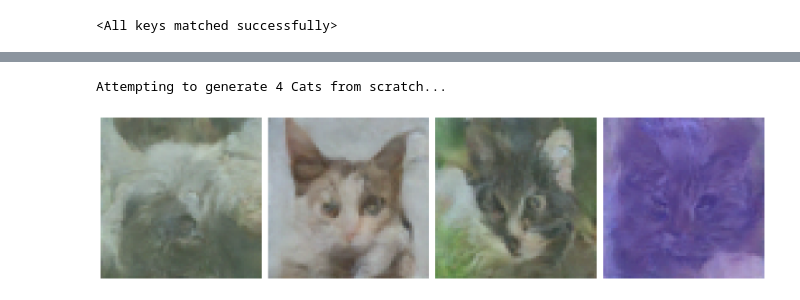
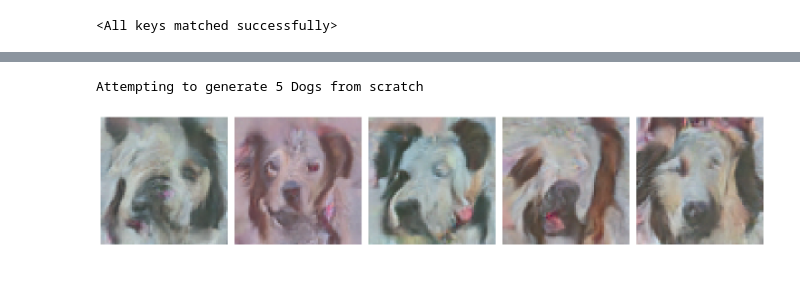
Before and after one commit to robertbejan/deepavance, a Jupyter notebook: miniproject_diffusion.ipynb, the cells around one changed output, grey strips where cells are left out. Saved outputs shown, nothing was run; the diff lists cells and outputs as text; code cells hidden in the pictures.

```diff
--- a/miniproject_diffusion.ipynb
+++ b/miniproject_diffusion.ipynb
@@ -522,38 +470,23 @@ model.load_state_dict(state_dict)
 # %%
-import torch
-import matplotlib.pyplot as plt
-
-def translate_species(model, diffusion, image, source_label, clip_embeddings, strength=0.6, guidance_scale=2.0):
-    """
-    Translates an image from one species to another (Cat <-> Dog).
-
-    Args:
-        model: The trained ConditionalUNet.
-        diffusion: The Diffusion instance.
-        image: A single image tensor of shape (3, 64, 64).
-        source_label: The integer label of the input image (0 or 1).
-        clip_embeddings: Dict with CLIP embeddings {0: cat_embed, 1: dog_embed}
-        strength (float): How much to change the image (0.0 to 1.0).
-        guidance_scale (float): Classifier-free guidance strength (1.0 = no guidance, 3.0 = strong)
-    """
+def translate_species(model, diffusion, image, source_label, clip_embeddings, strength=0.6, guidance_scale=10.0):
     model.eval()
 
-    # 1. Setup Data
+    # Setup Data
     x = image.unsqueeze(0).to(model.device)
 
     # Get target CLIP embedding (toggle: cat->dog or dog->cat)
     target_label_int = 1 - source_label
     target_clip_emb = clip_embeddings[target_label_int].unsqueeze(0).to(model.device)
 
-    # 2. Determine Noise Level (t)
+    # Determine Noise Level (t)
     start_step = int(diffusion.noise_steps * strength)
     t_start = torch.full((1,), start_step, device=model.device, dtype=torch.long)
 
-    # 3. Forward Process (add noise)
+    # Forward Process (add noise)
     noisy_image, _ = diffusion.noise_images(x, t_start)
     x_gen = noisy_image
 
-    # 4. Reverse Process with classifier-free guidance
+    # Reverse Process with classifier-free guidance
     with torch.no_grad():
         for i in reversed(range(1, start_step)):
             t = torch.ones(1).long().to(model.device) * i
@@ -578,6 +511,6 @@ def translate_species(model, diffusion, image, source_label, clip_embeddings, st
                 x_gen - ((1 - alpha) / (torch.sqrt(1 - alpha_hat))) * predicted_noise
             ) + torch.sqrt(beta) * noise
 
-    # 5. Return processed image
+    # Return processed image
     return (x_gen.clamp(-1, 1) + 1) / 2
 # %%
@@ -626,13 +586,10 @@ plt.show()
 # %%
 import matplotlib.pyplot as plt
 
-def generate_from_scratch(model, diffusion, class_label=0, clip_embeddings=None, guidance_scale=2.0, n_images=4):
-    """
-    Generates images from pure noise with classifier-free guidance.
-    """
+def generate_from_scratch(model, diffusion, class_label=0, clip_embeddings=None, guidance_scale=10.0, n_images=4):
     model.eval()
     with torch.no_grad():
-        # 1. Start from Pure Random Noise
+        # Start from Pure Random Noise
         x = torch.randn((n_images, 3, diffusion.img_size, diffusion.img_size)).to(device)
 
         # Get CLIP embedding for target class
@@ -645,7 +602,7 @@ def generate_from_scratch(model, diffusion, class_label=0, clip_embeddings=None,
             # Predict with conditioning
             predicted_noise_cond = model(x, t, target_clip_emb)
 
-            # Predict without conditioning (guidance)
+            # Predict without conditioning
             null_emb = torch.zeros_like(target_clip_emb)
             predicted_noise_uncond = model(x, t, null_emb)
 
@@ -663,30 +620,27 @@ def generate_from_scratch(model, diffusion, class_label=0, clip_embeddings=None,
 
             x = (1 / torch.sqrt(alpha)) * (x - ((1 - alpha) / (torch.sqrt(1 - alpha_hat))) * predicted_noise) + torch.sqrt(beta) * noise
             x = torch.clamp(x, -1.0, 1.0)
-
-    # 3. Un-normalize from [-1, 1] to [0, 1]
     x = (x.clamp(-1, 1) + 1) / 2
     return x
 
-# --- RUN DIAGNOSTIC ---
 diff_debug = Diffusion(img_size=IMG_SIZE, device=device, schedule="cosine")
-
-# Generate 4 Cats
-print("Attempting to generate 4 Cats from scratch...")
-gen_imgs = generate_from_scratch(model, diff_debug, class_label=0, clip_embeddings=clip_embeddings, n_images=4)
-
-plt.figure(figsize=(15, 5))
-for i in range(len(gen_imgs)):
-    plt.subplot(1, 4, i+1)
-
-    img = gen_imgs[i].detach().cpu()
-    img = img.permute(1, 2, 0)
-
-    plt.imshow(img.clamp(0, 1))
-    plt.axis('off')
-
-plt.tight_layout()
-plt.show()
-# %% [output]
-Attempting to generate 4 Cats from scratch...
-[figure, removed]
+# %%
+# Generate 5 Dogs
+print("Attempting to generate 5 Dogs from scratch")
+gen_imgs = generate_from_scratch(model, diff_debug, class_label=1, clip_embeddings=clip_embeddings, n_images=5)
+
+plt.figure(figsize=(15, 5))
+for i in range(len(gen_imgs)):
+    plt.subplot(1, 5, i+1)
+
+    img = gen_imgs[i].detach().cpu()
+    img = img.permute(1, 2, 0)
+
+    plt.imshow(img.clamp(0, 1))
+    plt.axis('off')
+
+plt.tight_layout()
+plt.show()
+# %% [output]
+Attempting to generate 5 Dogs from scratch
+[figure, added]
```
Also changed, not shown: parts of 17 cells of this notebook, 1 other file.
